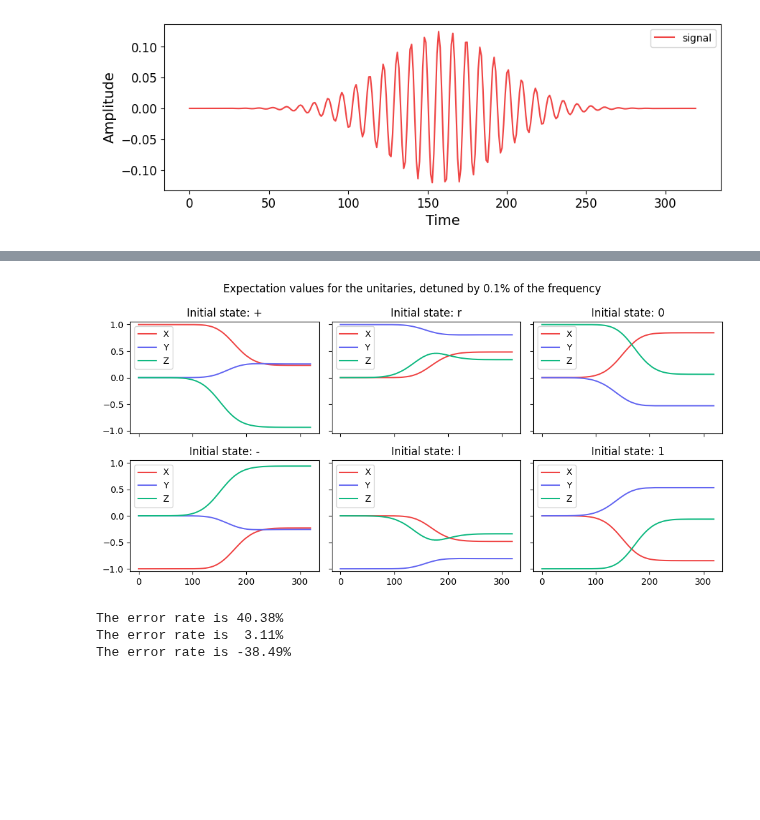
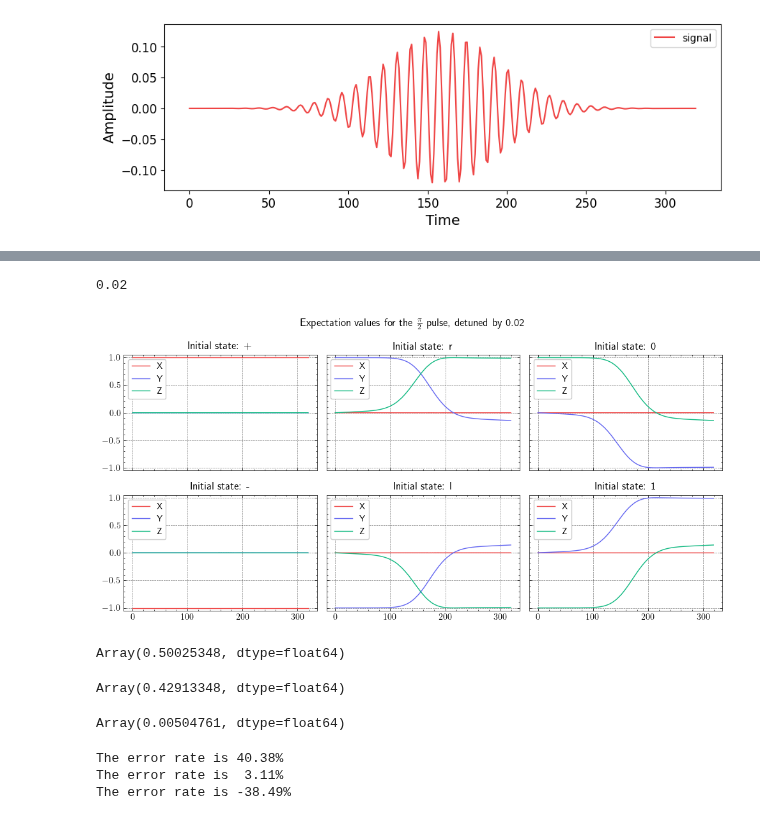
Before and after one commit to PorametPat/inspeqtor, a Jupyter notebook: documents/reviews/review_0004_detuning.ipynb, the cells around one changed output, grey strips where cells are left out. Cells and saved outputs as stored; diff of their text form; code cells hidden in the pictures; blank space fills up the shorter version.

```diff
--- a/documents/reviews/review_0004_detuning.ipynb
+++ b/documents/reviews/review_0004_detuning.ipynb
@@ -96,7 +50,7 @@ params: list[sq.typing.ParametersDictType] = [{"theta": jnp.array(angle)}]
 unitary = whitebox(list_of_params_to_array_fn(params))
 baseline_expvals = sq.utils.calculate_expectation_values(unitary).T
 
-detune = 0.001
+detune = 0.001  # * qubit_info.frequency
 
 hamiltonian = partial(
     sq.predefined.rotating_transmon_hamiltonian,
@@ -105,12 +59,13 @@ hamiltonian = partial(
         get_envelope=sq.predefined.get_envelope_transformer(
             pulse_sequence=pulse_sequence
         ),
-        drive_frequency=qubit_info.frequency * (1 + detune),
+        drive_frequency=qubit_info.frequency,  # * (1 + detune),
         dt=dt,
     ),
 )
 
-# hamiltonian = sq.utils.detune_hamiltonian(hamiltonian, detune * qubit_info.frequency)
+# hamiltonian = sq.utils.detune_hamiltonian(hamiltonian, detune)
+hamiltonian = sq.predefined.detune_x_hamiltonian(hamiltonian, detune)
 
 whitebox = partial(
     sq.physics.solver,
@@ -160,8 +121,17 @@ fig, axes = plot_expectation_values(
-# %%
-_ = plot_expectation_values(
-    format_expectation_values(detuned_expvals),
-    f"Expectation values for the unitaries, detuned by {detune * 100}% of the frequency",
-)
-# %% [output]
-[figure, removed]
+# %%
+detune * 100 / qubit_info.frequency
+# %% [output]
+0.02
+# %%
+with plt.style.context(["science", "grid"]):
+    title = r"Expectation values for the $\frac{\pi}{2}$ pulse"
+    title += (
+        f", detuned by {detune * 100 / qubit_info.frequency}% of the qubit frequency"
+    )
+    _ = sq.visualization.plot_expectation_values(
+        sq.visualization.format_expectation_values(detuned_expvals),
+        title,
+    )
+# %% [output]
+[figure, added]
 # %%
@@ -169,3 +139,15 @@ formtted_detune_expval = format_expectation_values(detuned_expvals)
+# %%
+(formtted_detune_expval["0"]["X"][-1] + 1) / 2
+# %% [output]
+Array(0.50025348, dtype=float64)
+# %%
+(formtted_detune_expval["0"]["Z"][-1] + 1) / 2
+# %% [output]
+Array(0.42913348, dtype=float64)
+# %%
+(formtted_detune_expval["0"]["Y"][-1] + 1) / 2
+# %% [output]
+Array(0.00504761, dtype=float64)
 # %%
 # For pi / 2 pulse
 # The Phase flip error is
```
Also changed, not shown: parts of 6 cells of this notebook, 12 other files.
